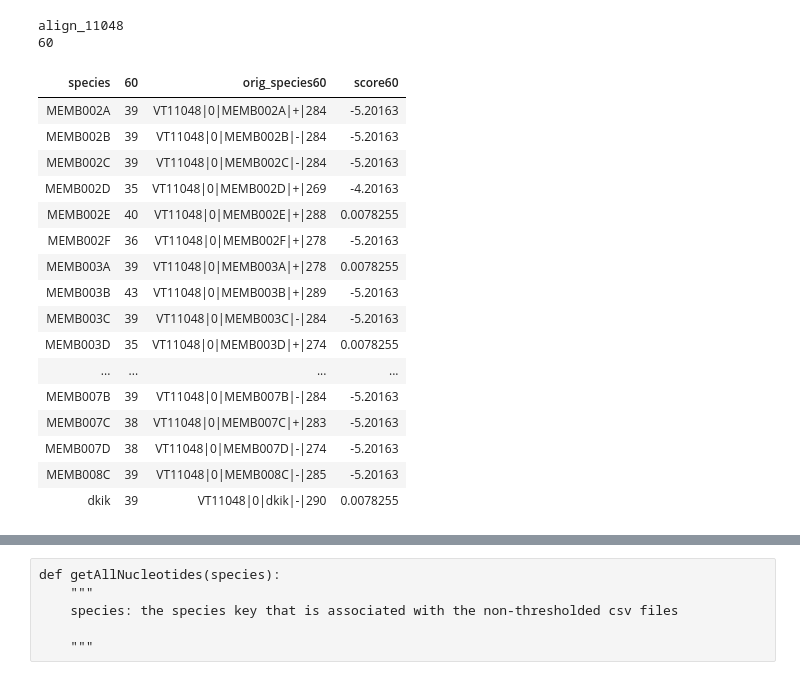
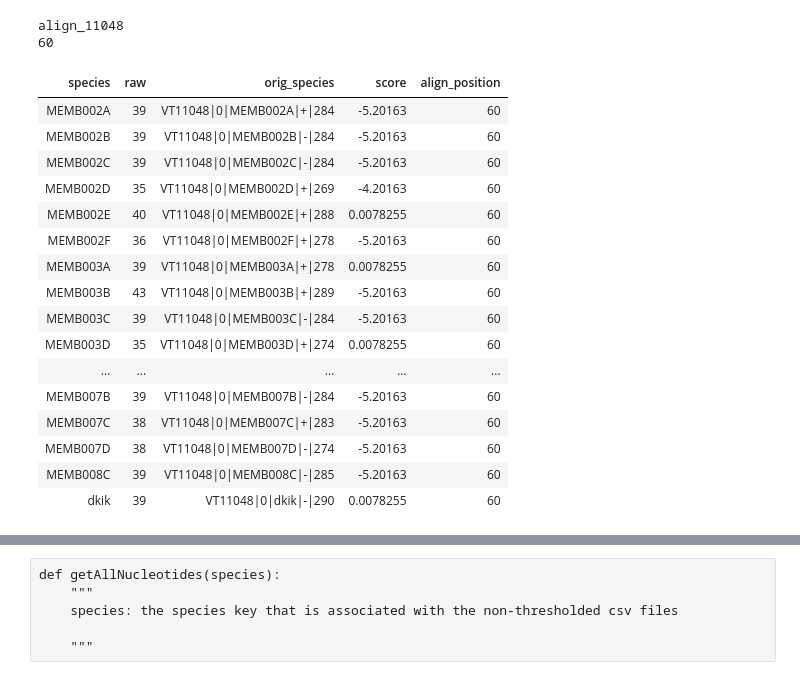
Before and after one commit to DiscoveryDNA/TFBS_presence, a Jupyter notebook: code/2.Motif_Extraction.ipynb, the cells around one changed output, grey strips where cells are left out. Drawn from its saved outputs; the diff is of its cells as text; code cells hidden in the pictures.

```diff
--- a/code/2.Motif_Extraction.ipynb
+++ b/code/2.Motif_Extraction.ipynb
@@ -244,28 +245,28 @@ def getRawPositions(species):
 # %%
 table = Table.read_table("../data/output/map_motif_bcd_no_threshold/VT11048.fa.csv")
 spec = Table().with_column('species', ['MEMB002A', 'MEMB002B', 'MEMB002C', 'MEMB002D', 'MEMB002E', 'MEMB002F', 'MEMB003A', 'MEMB003B', 'MEMB003C', 'MEMB003D', 'MEMB003E', 'MEMB003F', 'MEMB004A', 'MEMB004B', 'MEMB004E', 'MEMB005D', 'MEMB006B', 'MEMB006C', 'MEMB007A', 'MEMB007B', 'MEMB007C', 'MEMB007D', 'MEMB008C','dkik'])
 raw_position = []
 for pos in a:
     raw = table.where('align_position', are.equal_to(pos)).where('strand', are.equal_to('positive'))
-    raw = raw.drop('strand', 'align_position', 'Unnamed: 0', 'motif').relabel('raw_position', str(pos))
+    raw = raw.drop('strand', 'Unnamed: 0', 'motif').relabel('raw_position', str(pos))
     arr = raw.column(str(pos))
-    spec = spec.with_columns(str(pos), arr, 'orig_species' + str(pos), raw.column('species'), 'score' + str(pos), raw.column('score'))
+    spec = spec.with_columns('raw', arr, 'orig_species', raw.column('species'), 'score', raw.column('score'), 'align_position', raw.column('align_position'))
     spec.show()
 # %% [output]
-| species | 60 | orig_species60 | score60 |
-| MEMB002A | 39 | VT11048|0|MEMB002A|+|284 | -5.20163 |
-| MEMB002B | 39 | VT11048|0|MEMB002B|-|284 | -5.20163 |
-| MEMB002C | 39 | VT11048|0|MEMB002C|-|284 | -5.20163 |
-| MEMB002D | 35 | VT11048|0|MEMB002D|+|269 | -4.20163 |
-| MEMB002E | 40 | VT11048|0|MEMB002E|+|288 | 0.0078255 |
-| MEMB002F | 36 | VT11048|0|MEMB002F|+|278 | -5.20163 |
-| MEMB003A | 39 | VT11048|0|MEMB003A|+|278 | 0.0078255 |
-| MEMB003B | 43 | VT11048|0|MEMB003B|+|289 | -5.20163 |
-| MEMB003C | 39 | VT11048|0|MEMB003C|-|284 | -5.20163 |
-| MEMB003D | 35 | VT11048|0|MEMB003D|+|274 | 0.0078255 |
-| ... | ... | ... | ... |
-| MEMB007B | 39 | VT11048|0|MEMB007B|-|284 | -5.20163 |
-| MEMB007C | 38 | VT11048|0|MEMB007C|+|283 | -5.20163 |
-| MEMB007D | 38 | VT11048|0|MEMB007D|-|274 | -5.20163 |
-| MEMB008C | 39 | VT11048|0|MEMB008C|-|285 | -5.20163 |
-| dkik | 39 | VT11048|0|dkik|-|290 | 0.0078255 |
+| species | raw | orig_species | score | align_position |
+| MEMB002A | 39 | VT11048|0|MEMB002A|+|284 | -5.20163 | 60 |
+| MEMB002B | 39 | VT11048|0|MEMB002B|-|284 | -5.20163 | 60 |
+| MEMB002C | 39 | VT11048|0|MEMB002C|-|284 | -5.20163 | 60 |
+| MEMB002D | 35 | VT11048|0|MEMB002D|+|269 | -4.20163 | 60 |
+| MEMB002E | 40 | VT11048|0|MEMB002E|+|288 | 0.0078255 | 60 |
+| MEMB002F | 36 | VT11048|0|MEMB002F|+|278 | -5.20163 | 60 |
+| MEMB003A | 39 | VT11048|0|MEMB003A|+|278 | 0.0078255 | 60 |
+| MEMB003B | 43 | VT11048|0|MEMB003B|+|289 | -5.20163 | 60 |
+| MEMB003C | 39 | VT11048|0|MEMB003C|-|284 | -5.20163 | 60 |
+| MEMB003D | 35 | VT11048|0|MEMB003D|+|274 | 0.0078255 | 60 |
+| ... | ... | ... | ... | ... |
+| MEMB007B | 39 | VT11048|0|MEMB007B|-|284 | -5.20163 | 60 |
+| MEMB007C | 38 | VT11048|0|MEMB007C|+|283 | -5.20163 | 60 |
+| MEMB007D | 38 | VT11048|0|MEMB007D|-|274 | -5.20163 | 60 |
+| MEMB008C | 39 | VT11048|0|MEMB008C|-|285 | -5.20163 | 60 |
+| dkik | 39 | VT11048|0|dkik|-|290 | 0.0078255 | 60 |
```
Also changed, not shown: parts of 2 cells of this notebook.
